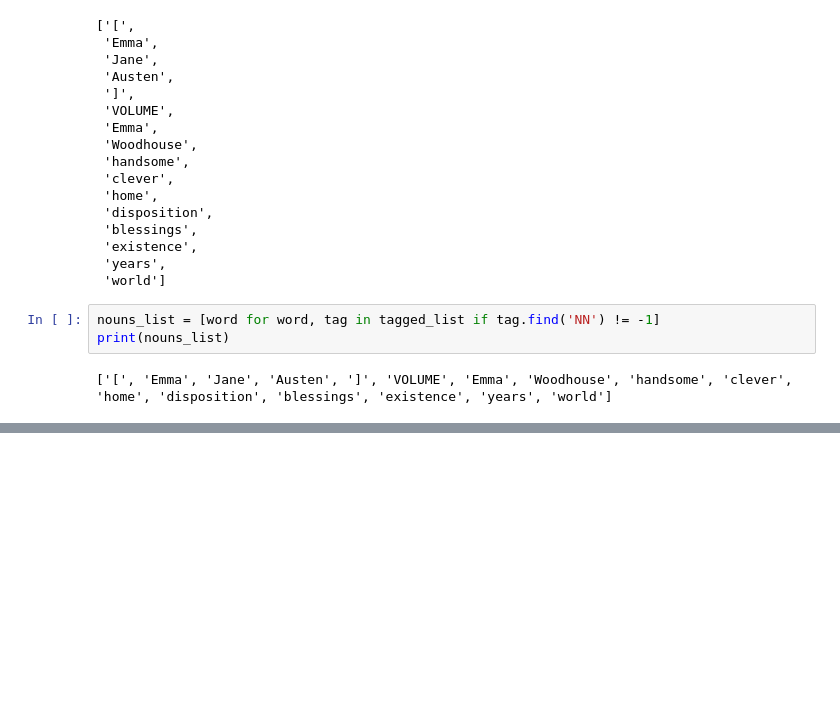
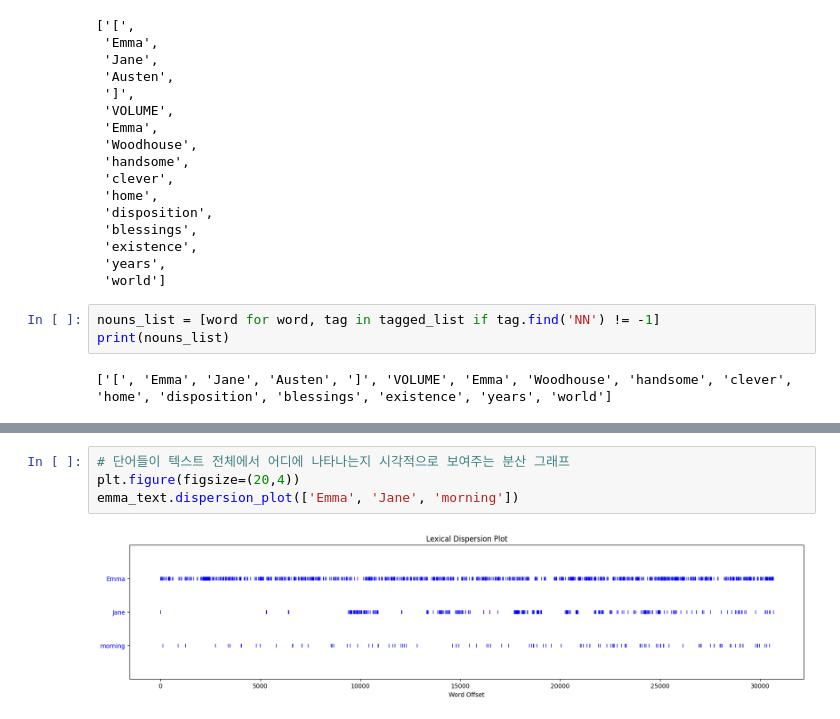
Before and after one commit to drose14789/ai, a Jupyter notebook: source/07_자연어처리/ch1_NLTK자연어처리.ipynb, the cells around one changed output, grey strips where cells are left out. Cells and saved outputs as stored; diff of their text form; blank space fills up the shorter version.

```diff
--- a/source/07_자연어처리/ch1_NLTK자연어처리.ipynb
+++ b/source/07_자연어처리/ch1_NLTK자연어처리.ipynb
@@ -185,0 +292,6 @@ print(words)
+# %%
+# 단어들이 텍스트 전체에서 어디에 나타나는지 시각적으로 보여주는 분산 그래프
+plt.figure(figsize=(20,4))
+emma_text.dispersion_plot(['Emma', 'Jane', 'morning'])
+# %% [output]
+[figure, added]
```
Also changed, not shown: parts of 15 cells of this notebook, 3 other files.
